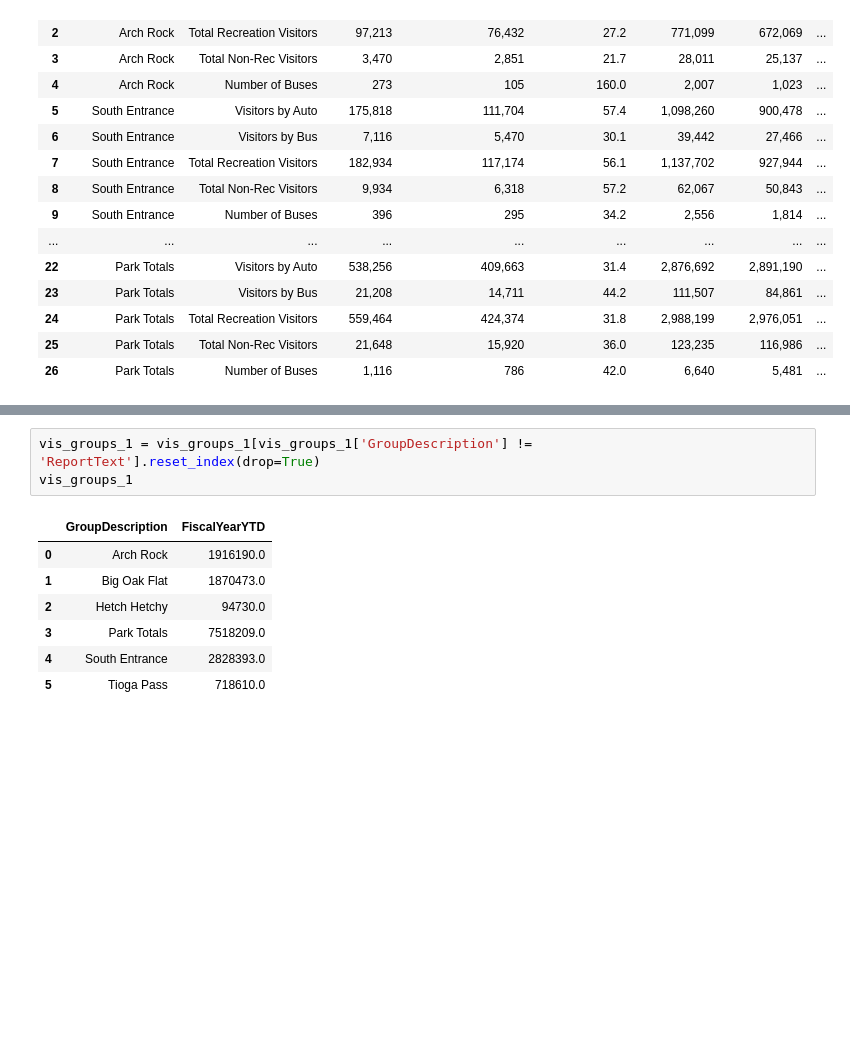
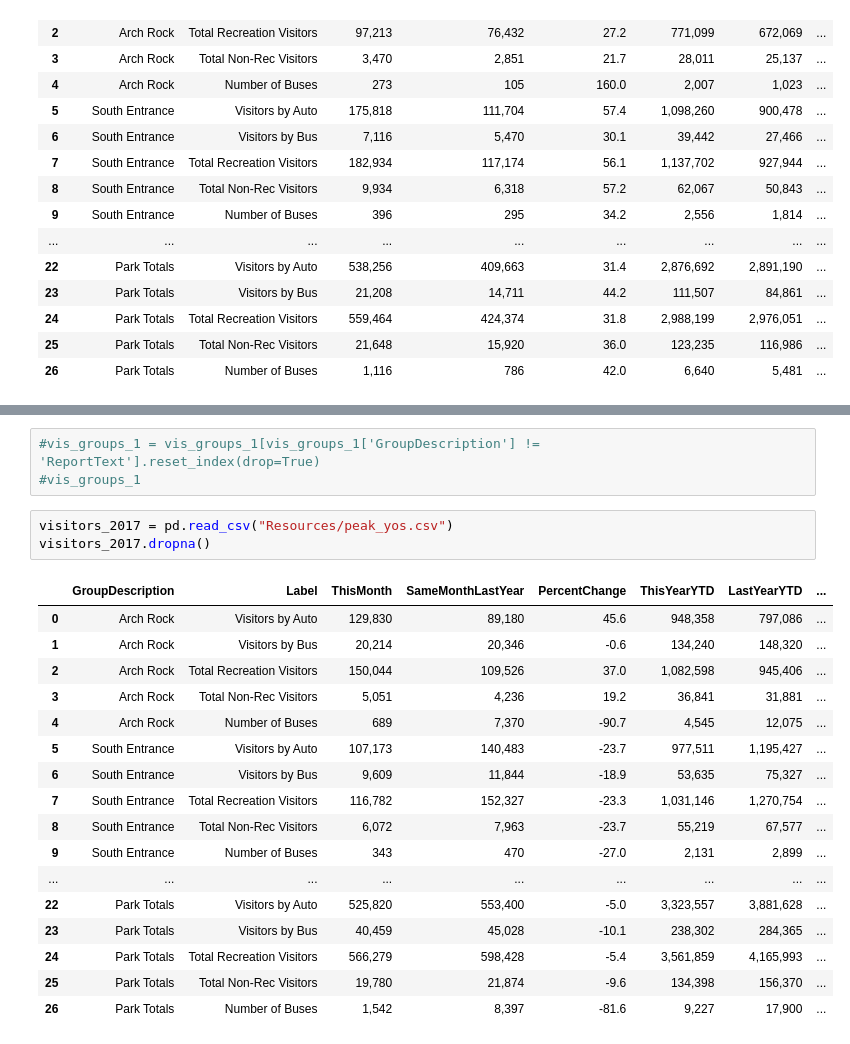
Before and after one commit to andymatsuura/NPS-Analysis, a Jupyter notebook: andy-dataclean_yosemite.ipynb, the cells around one changed output, grey strips where cells are left out. Cells and saved outputs as stored; diff of their text form; blank space fills up the shorter version.

```diff
--- a/andy-dataclean_yosemite.ipynb
+++ b/andy-dataclean_yosemite.ipynb
@@ -153,11 +151,24 @@ vis_groups_1
 # %%
-vis_groups_1 = vis_groups_1[vis_groups_1['GroupDescription'] != 'ReportText'].reset_index(drop=True)
-vis_groups_1
+#vis_groups_1 = vis_groups_1[vis_groups_1['GroupDescription'] != 'ReportText'].reset_index(drop=True)
+#vis_groups_1
-# %% [output]
-|  | GroupDescription | FiscalYearYTD |
-| 0 | Arch Rock | 1916190.0 |
-| 1 | Big Oak Flat | 1870473.0 |
-| 2 | Hetch Hetchy | 94730.0 |
-| 3 | Park Totals | 7518209.0 |
-| 4 | South Entrance | 2828393.0 |
-| 5 | Tioga Pass | 718610.0 |
+# %%
+visitors_2017 = pd.read_csv("Resources/peak_yos.csv")
+visitors_2017.dropna()
+# %% [output]
+|  | GroupDescription | Label | ThisMonth | SameMonthLastYear | PercentChange | ThisYearYTD | LastYearYTD | ... |
+| 0 | Arch Rock | Visitors by Auto | 129,830 | 89,180 | 45.6 | 948,358 | 797,086 | ... |
+| 1 | Arch Rock | Visitors by Bus | 20,214 | 20,346 | -0.6 | 134,240 | 148,320 | ... |
+| 2 | Arch Rock | Total Recreation Visitors | 150,044 | 109,526 | 37.0 | 1,082,598 | 945,406 | ... |
+| 3 | Arch Rock | Total Non-Rec Visitors | 5,051 | 4,236 | 19.2 | 36,841 | 31,881 | ... |
+| 4 | Arch Rock | Number of Buses | 689 | 7,370 | -90.7 | 4,545 | 12,075 | ... |
+| 5 | South Entrance | Visitors by Auto | 107,173 | 140,483 | -23.7 | 977,511 | 1,195,427 | ... |
+| 6 | South Entrance | Visitors by Bus | 9,609 | 11,844 | -18.9 | 53,635 | 75,327 | ... |
+| 7 | South Entrance | Total Recreation Visitors | 116,782 | 152,327 | -23.3 | 1,031,146 | 1,270,754 | ... |
+| 8 | South Entrance | Total Non-Rec Visitors | 6,072 | 7,963 | -23.7 | 55,219 | 67,577 | ... |
+| 9 | South Entrance | Number of Buses | 343 | 470 | -27.0 | 2,131 | 2,899 | ... |
+| ... | ... | ... | ... | ... | ... | ... | ... | ... |
+| 22 | Park Totals | Visitors by Auto | 525,820 | 553,400 | -5.0 | 3,323,557 | 3,881,628 | ... |
+| 23 | Park Totals | Visitors by Bus | 40,459 | 45,028 | -10.1 | 238,302 | 284,365 | ... |
+| 24 | Park Totals | Total Recreation Visitors | 566,279 | 598,428 | -5.4 | 3,561,859 | 4,165,993 | ... |
+| 25 | Park Totals | Total Non-Rec Visitors | 19,780 | 21,874 | -9.6 | 134,398 | 156,370 | ... |
+| 26 | Park Totals | Number of Buses | 1,542 | 8,397 | -81.6 | 9,227 | 17,900 | ... |
```
Also changed, not shown: parts of 4 cells of this notebook, 2 other files.
